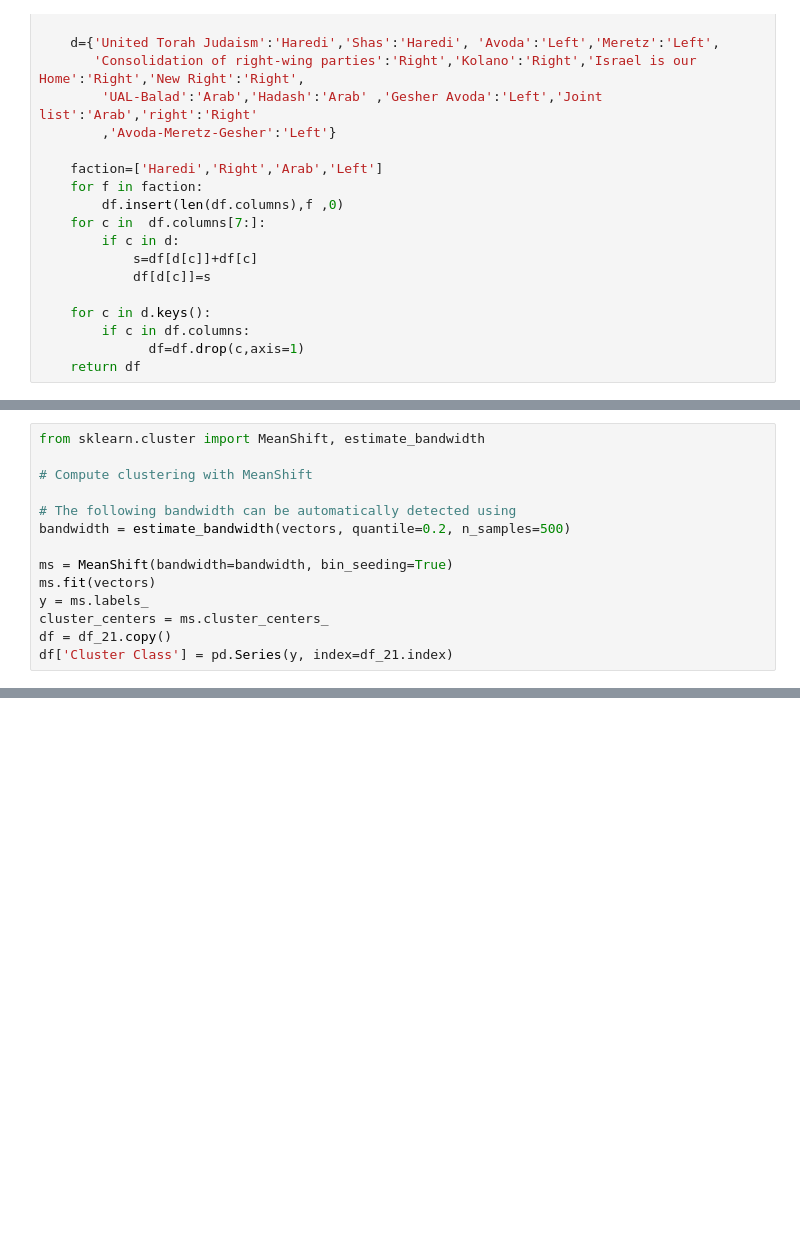
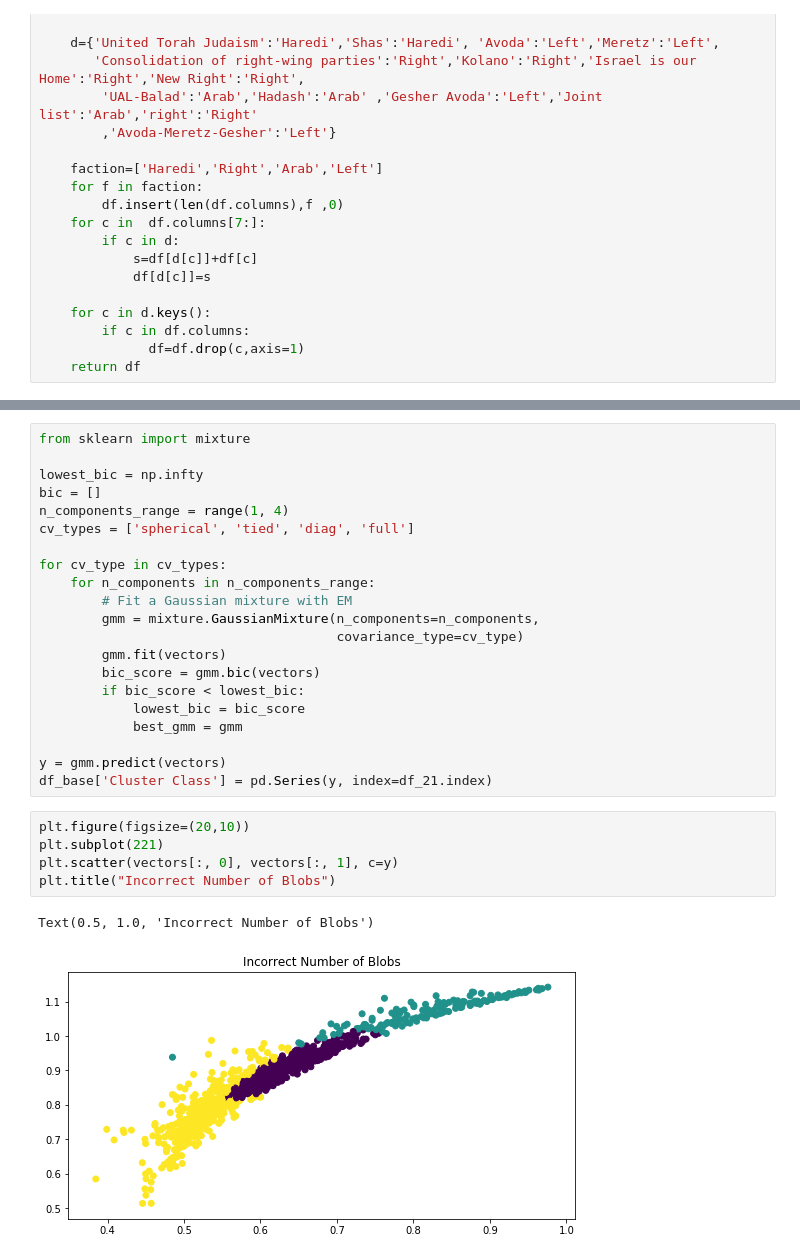
Before and after one commit to gabi939/elections, a Jupyter notebook: elections.ipynb, the cells around one changed output, grey strips where cells are left out. Saved outputs shown, nothing was run; the diff lists cells and outputs as text; blank space fills up the shorter version.

```diff
--- a/elections.ipynb
+++ b/elections.ipynb
@@ -259,14 +196,0 @@ plt.show()
-# %%
-from sklearn.cluster import MeanShift, estimate_bandwidth
-
-# Compute clustering with MeanShift
-
-# The following bandwidth can be automatically detected using
-bandwidth = estimate_bandwidth(vectors, quantile=0.2, n_samples=500)
-
-ms = MeanShift(bandwidth=bandwidth, bin_seeding=True)
-ms.fit(vectors)
-y = ms.labels_
-cluster_centers = ms.cluster_centers_
-df = df_21.copy()
-df['Cluster Class'] = pd.Series(y, index=df_21.index)
@@ -273 +201,30 @@ df['Cluster Class'] = pd.Series(y, index=df_21.index)
+# %%
+from sklearn import mixture
+
+lowest_bic = np.infty
+bic = []
+n_components_range = range(1, 4)
+cv_types = ['spherical', 'tied', 'diag', 'full']
+
+for cv_type in cv_types:
+    for n_components in n_components_range:
+        # Fit a Gaussian mixture with EM
+        gmm = mixture.GaussianMixture(n_components=n_components,
+                                      covariance_type=cv_type)
+        gmm.fit(vectors)
+        bic_score = gmm.bic(vectors)
+        if bic_score < lowest_bic:
+            lowest_bic = bic_score
+            best_gmm = gmm
+
+y = gmm.predict(vectors)
+df_base['Cluster Class'] = pd.Series(y, index=df_21.index)
+# %%
+plt.figure(figsize=(20,10))
+plt.subplot(221)
+plt.scatter(vectors[:, 0], vectors[:, 1], c=y)
+plt.title("Incorrect Number of Blobs")
+# %% [output]
+Text(0.5, 1.0, 'Incorrect Number of Blobs')
+[figure, added]
 # %%
```
Also changed, not shown: parts of 25 cells of this notebook, 2 other files.
